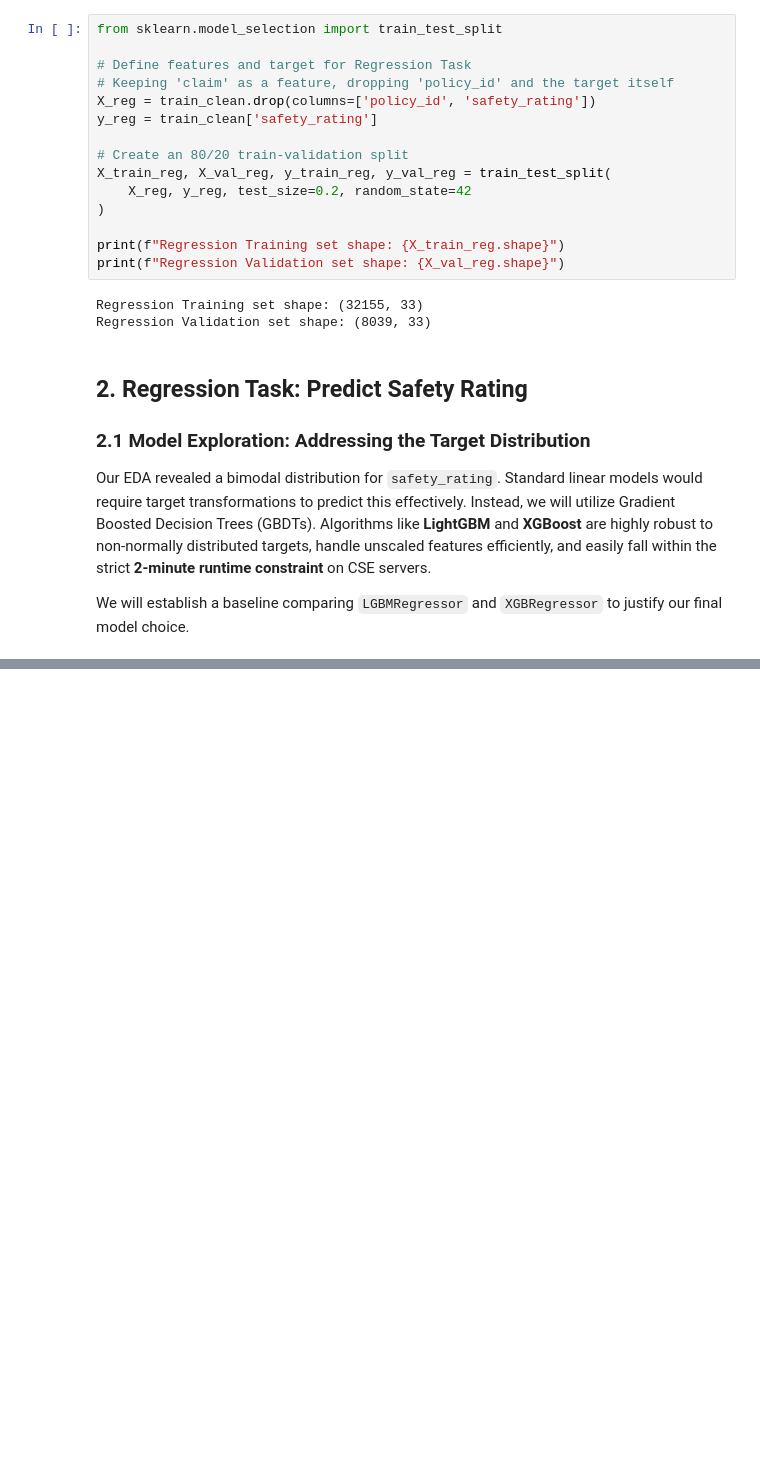
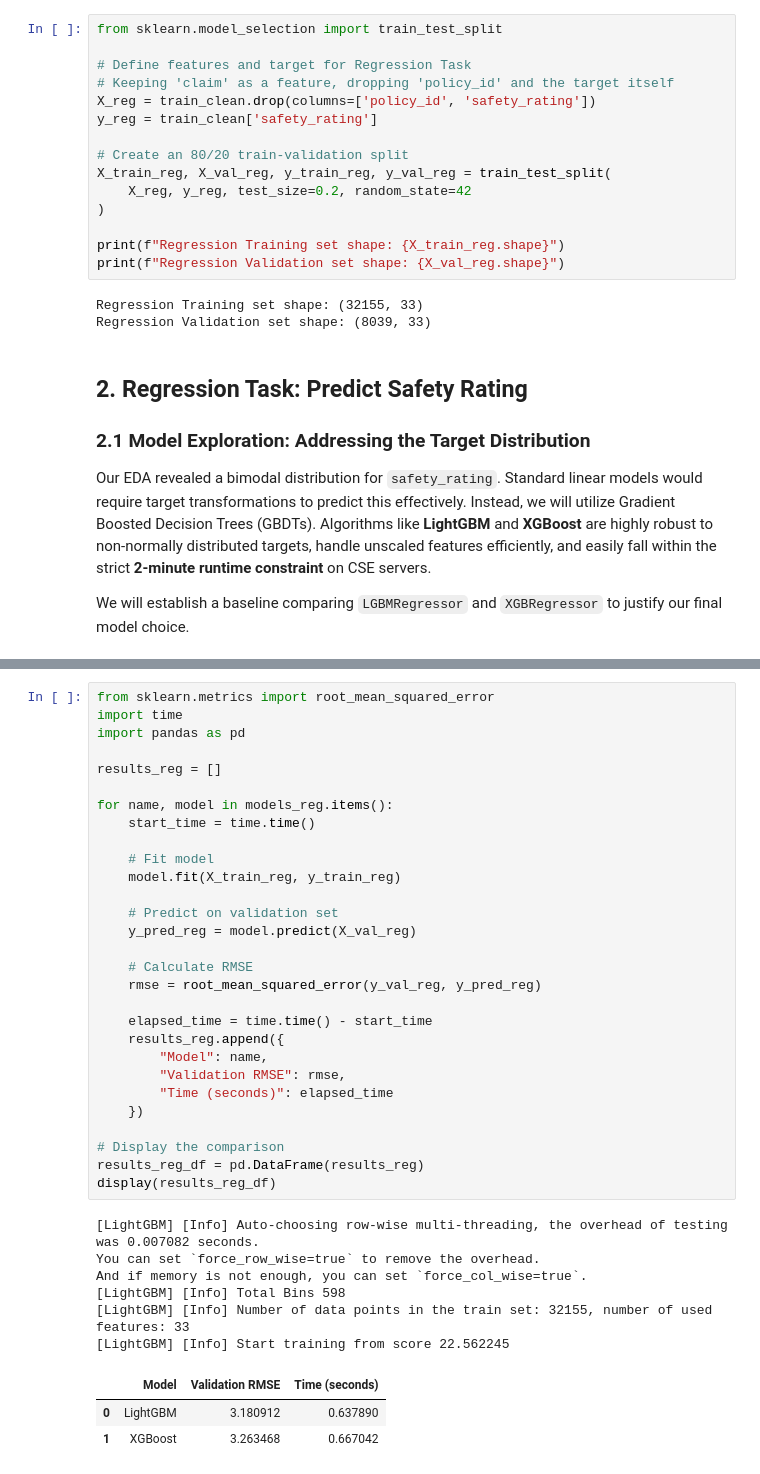
Before and after one commit to A-Ariyanto/ml-side-project, a Jupyter notebook: z5543164.ipynb, the cells around one changed output, grey strips where cells are left out. Cells and saved outputs as stored; diff of their text form; blank space fills up the shorter version.

```diff
--- a/z5543164.ipynb
+++ b/z5543164.ipynb
@@ -230,0 +240,39 @@ OSError: dlopen(/opt/miniconda3/envs/ass3/lib/python3.13/site-packages/lightgbm/
+# %%
+from sklearn.metrics import root_mean_squared_error
+import time
+import pandas as pd
+
+results_reg = []
+
+for name, model in models_reg.items():
+    start_time = time.time()
+
+    # Fit model
+    model.fit(X_train_reg, y_train_reg)
+
+    # Predict on validation set
+    y_pred_reg = model.predict(X_val_reg)
+
+    # Calculate RMSE
+    rmse = root_mean_squared_error(y_val_reg, y_pred_reg)
+
+    elapsed_time = time.time() - start_time
+    results_reg.append({
+        "Model": name,
+        "Validation RMSE": rmse,
+        "Time (seconds)": elapsed_time
+    })
+
+# Display the comparison
+results_reg_df = pd.DataFrame(results_reg)
+display(results_reg_df)
+# %% [output]
+[LightGBM] [Info] Auto-choosing row-wise multi-threading, the overhead of testing was 0.007082 seconds.
+You can set `force_row_wise=true` to remove the overhead.
+And if memory is not enough, you can set `force_col_wise=true`.
+[LightGBM] [Info] Total Bins 598
+[LightGBM] [Info] Number of data points in the train set: 32155, number of used features: 33
+[LightGBM] [Info] Start training from score 22.562245
+|  | Model | Validation RMSE | Time (seconds) |
+| 0 | LightGBM | 3.180912 | 0.637890 |
+| 1 | XGBoost | 3.263468 | 0.667042 |
```
Also changed, not shown: parts of 20 cells of this notebook, 1 other file.
